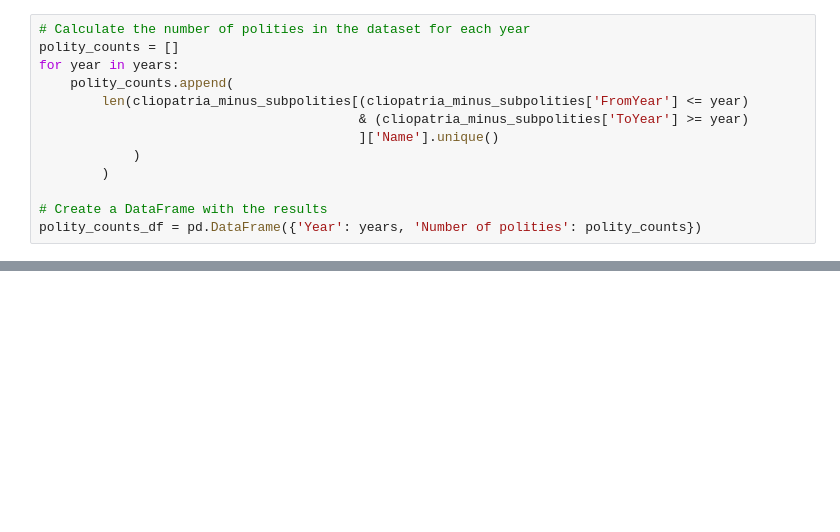
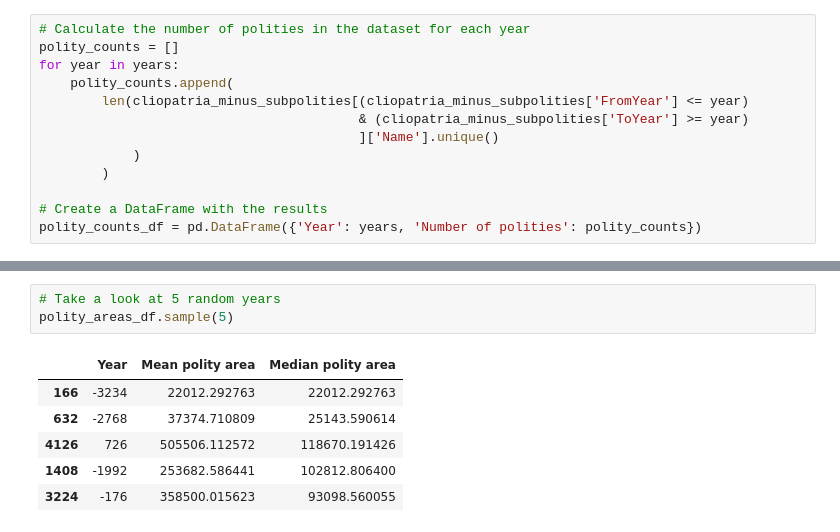
Before and after one commit to Seshat-Global-History-Databank/cliopatria, a Jupyter notebook: notebooks/stats.ipynb, the cells around one changed output, grey strips where cells are left out. Cells and saved outputs as stored; diff of their text form; blank space fills up the shorter version.

```diff
--- a/notebooks/stats.ipynb
+++ b/notebooks/stats.ipynb
@@ -43,0 +88,10 @@ plt.show()
+# %%
+# Take a look at 5 random years
+polity_areas_df.sample(5)
+# %% [output]
+|  | Year | Mean polity area | Median polity area |
+| 166 | -3234 | 22012.292763 | 22012.292763 |
+| 632 | -2768 | 37374.710809 | 25143.590614 |
+| 4126 | 726 | 505506.112572 | 118670.191426 |
+| 1408 | -1992 | 253682.586441 | 102812.806400 |
+| 3224 | -176 | 358500.015623 | 93098.560055 |
```
Also changed, not shown: parts of 10 cells of this notebook.
